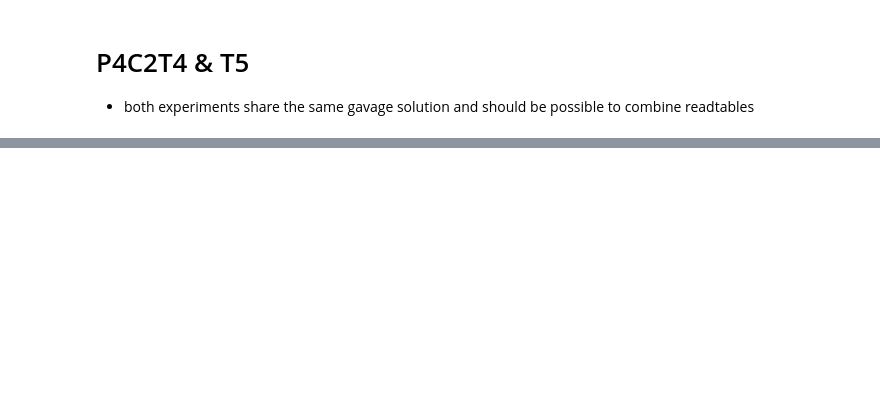
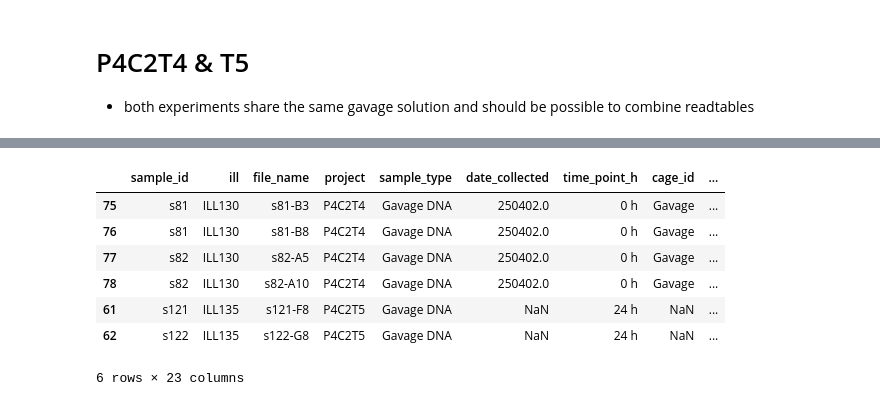
Before and after one commit to c-ruprecht/population_bottlenecks, a Jupyter notebook: input_files/metadata.ipynb, the cells around one changed output, grey strips where cells are left out. Cells and saved outputs as stored; diff of their text form; code cells hidden in the pictures; blank space fills up the shorter version.

```diff
--- a/input_files/metadata.ipynb
+++ b/input_files/metadata.ipynb
@@ -126,0 +182,11 @@ ruprec02@minerva.hpc.mssm.edu:/sc/arion/work/ruprec02/population-bottlenecks/exp
+# %%
+df_merge[df_merge['sample_type'].str.contains('Gavage')]
+# %% [output]
+|  | sample_id | ill | file_name | project | sample_type | date_collected | time_point_h | cage_id | ... |
+| 75 | s81 | ILL130 | s81-B3 | P4C2T4 | Gavage DNA | 250402.0 | 0 h | Gavage | ... |
+| 76 | s81 | ILL130 | s81-B8 | P4C2T4 | Gavage DNA | 250402.0 | 0 h | Gavage | ... |
+| 77 | s82 | ILL130 | s82-A5 | P4C2T4 | Gavage DNA | 250402.0 | 0 h | Gavage | ... |
+| 78 | s82 | ILL130 | s82-A10 | P4C2T4 | Gavage DNA | 250402.0 | 0 h | Gavage | ... |
+| 61 | s121 | ILL135 | s121-F8 | P4C2T5 | Gavage DNA | NaN | 24 h | NaN | ... |
+| 62 | s122 | ILL135 | s122-G8 | P4C2T5 | Gavage DNA | NaN | 24 h | NaN | ... |
+6 rows × 23 columns
```
Also changed, not shown: parts of 3 cells of this notebook, 6 other files.
